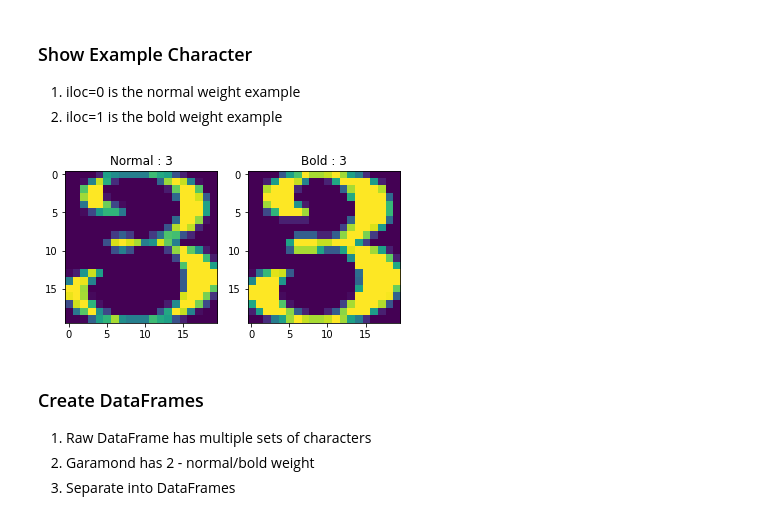
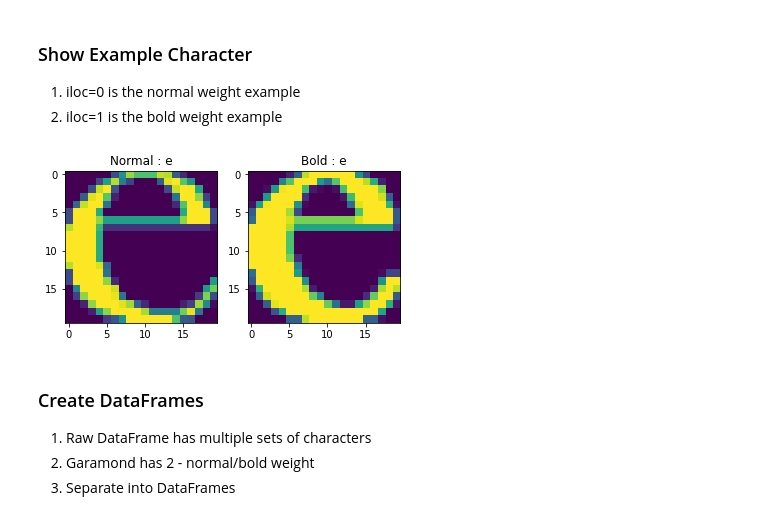
Before and after one commit to digital-tenebrist/udel-math-637, a Jupyter notebook: project-1/dim-reduction/baskerville.ipynb, the cells around one changed output. Cells and saved outputs as stored; diff of their text form; code cells hidden in the pictures.

```diff
--- a/project-1/dim-reduction/baskerville.ipynb
+++ b/project-1/dim-reduction/baskerville.ipynb
@@ -44,32 +44,32 @@ BASKERVILLE OLD FACE      : 2
 1. iloc=1 is the bold weight example
 # %%
 font_df = font_dict['BASKERVILLE OLD FACE']['df']
-example_ltr = ord('3')
+example_ltr = ord('e')
 
 norm_ltr = font_df.loc[font_df.m_label == example_ltr].iloc[0]
 bold_ltr = font_df.loc[font_df.m_label == example_ltr].iloc[1]
 
 ltrs = [norm_ltr, bold_ltr]
 caption_str = ['Normal', 'Bold']
 
 ex_rows=1
 ex_cols=2
 ex_fig_size = [6,8]
 
 # create figure (fig), and array of axes (ax)
 ex_fig, ex_ax = plt.subplots(nrows=ex_rows, ncols=ex_cols, figsize=ex_fig_size)
 for i, axi in enumerate(ex_ax.flat):
     # i runs from 0 to (nrows*ncols-1)
     # axi is equivalent with ax[rowid][colid]
     img = np.array(ltrs[i][1:], dtype=np.uint8).reshape(20,20)
     axi.imshow(img)
     # get indices of row/column
     # write row/col indices as axes' title for identification
     axi.set_title(f'{caption_str[i]} : {chr(ltrs[i][0])}')
 
 plt.show()
 # %% [output]
-[figure, old version]
+[figure, new version]
 # %% [markdown]
 ### Create DataFrames
 
```
Also changed, not shown: 7 other files.
